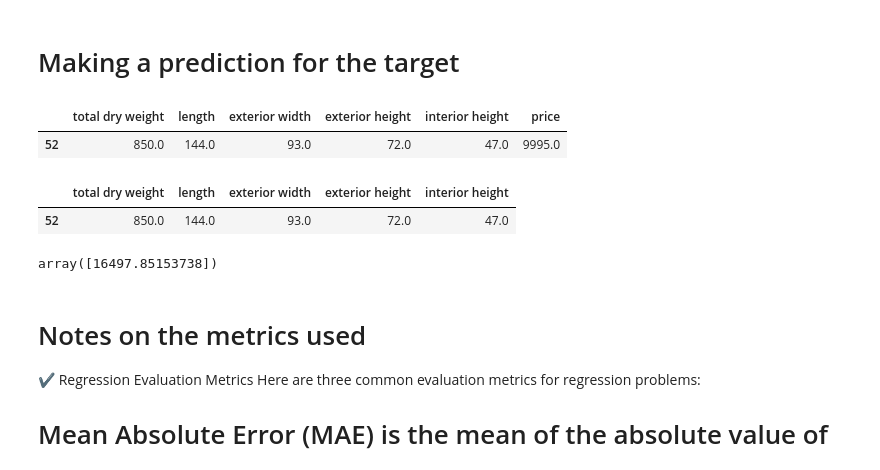
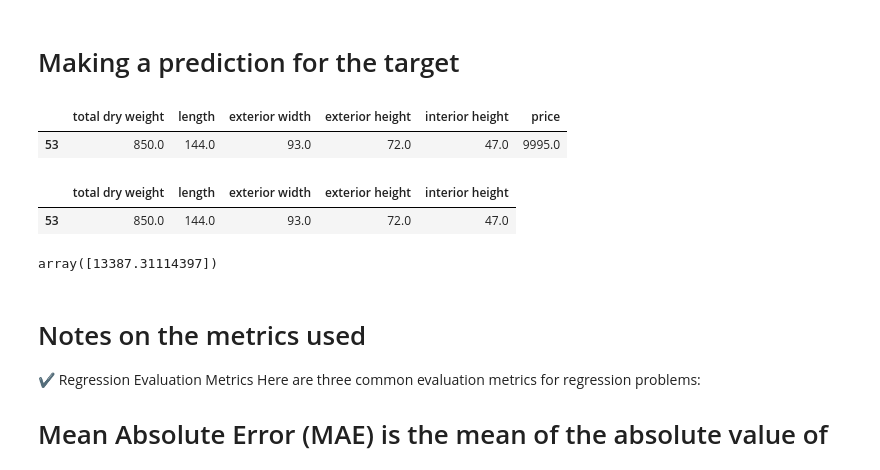
Before and after one commit to blue-quark/trailer_price_regression, a Jupyter notebook: trailer-price-regression-2-0.ipynb, the cells around one changed output. Drawn from its saved outputs; the diff is of its cells as text; code cells hidden in the pictures.

```diff
--- a/trailer-price-regression-2-0.ipynb
+++ b/trailer-price-regression-2-0.ipynb
@@ -358,27 +345,27 @@ Started this when the Random Forest was working better than other models by far,
 # Making a prediction for the target
 # %%
 #select the row of the target
-new_input = data.iloc[52:53]
+new_input = data.iloc[53:54]
 new_input
 # %% [output]
 |  | total dry weight | length | exterior width | exterior height | interior height | price |
-| 52 | 850.0 | 144.0 | 93.0 | 72.0 | 47.0 | 9995.0 |
+| 53 | 850.0 | 144.0 | 93.0 | 72.0 | 47.0 | 9995.0 |
 # %%
 #drop the variable to be predicted
 new_input=new_input.drop(['price'],axis=1)
 new_input
 # %% [output]
 |  | total dry weight | length | exterior width | exterior height | interior height |
-| 52 | 850.0 | 144.0 | 93.0 | 72.0 | 47.0 |
+| 53 | 850.0 | 144.0 | 93.0 | 72.0 | 47.0 |
 # %%
 #scale the new input
 new_input_scaled = scaler.fit_transform(new_input)
 # %%
 #gives prediction in USD
-new_output = model_8.predict(new_input_scaled)
+new_output = model_9.predict(new_input_scaled)
 new_output
 # %% [output]
-array([16497.85153738])
+array([13387.31114397])
 # %% [markdown]
 # Notes on the metrics used
 ✔️ Regression Evaluation Metrics
```
Also changed, not shown: parts of 26 cells of this notebook.
